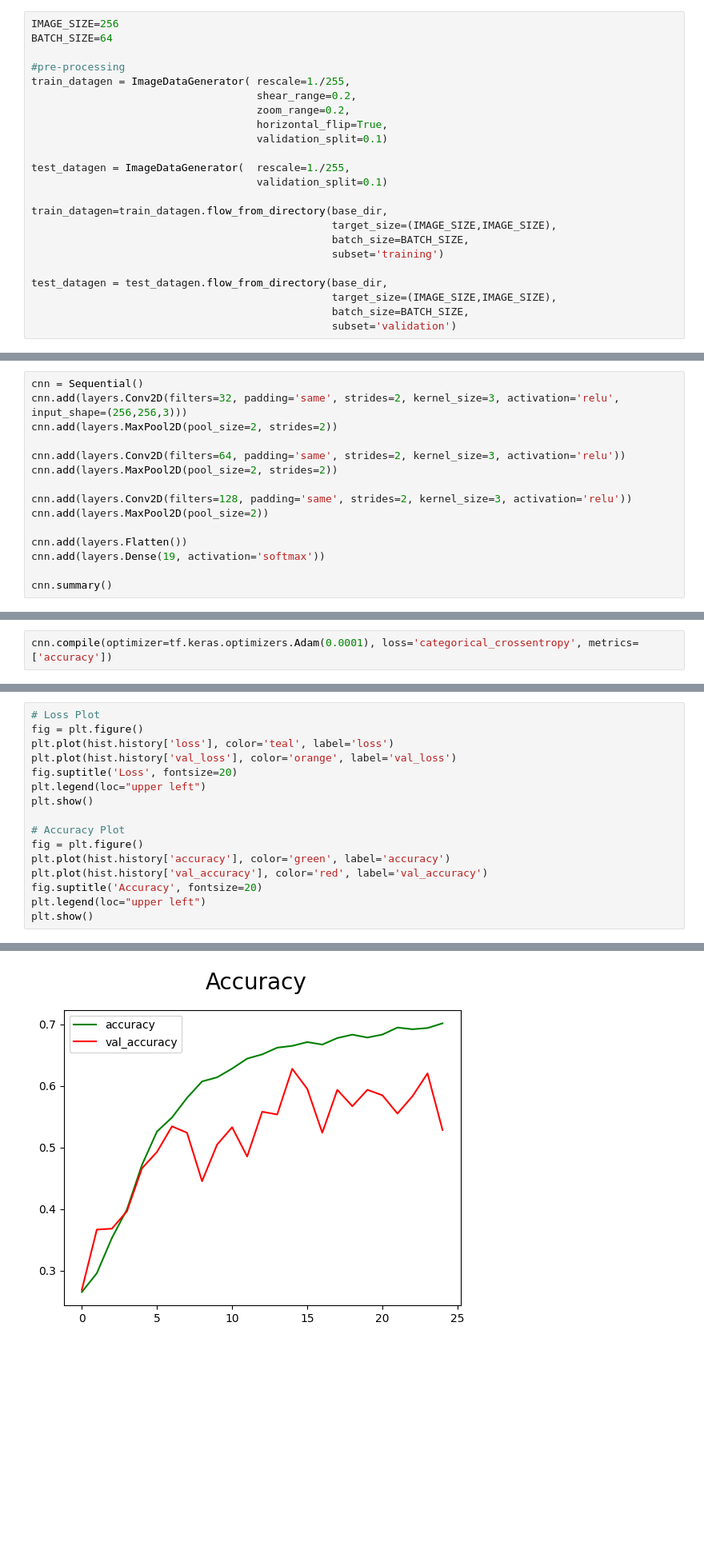
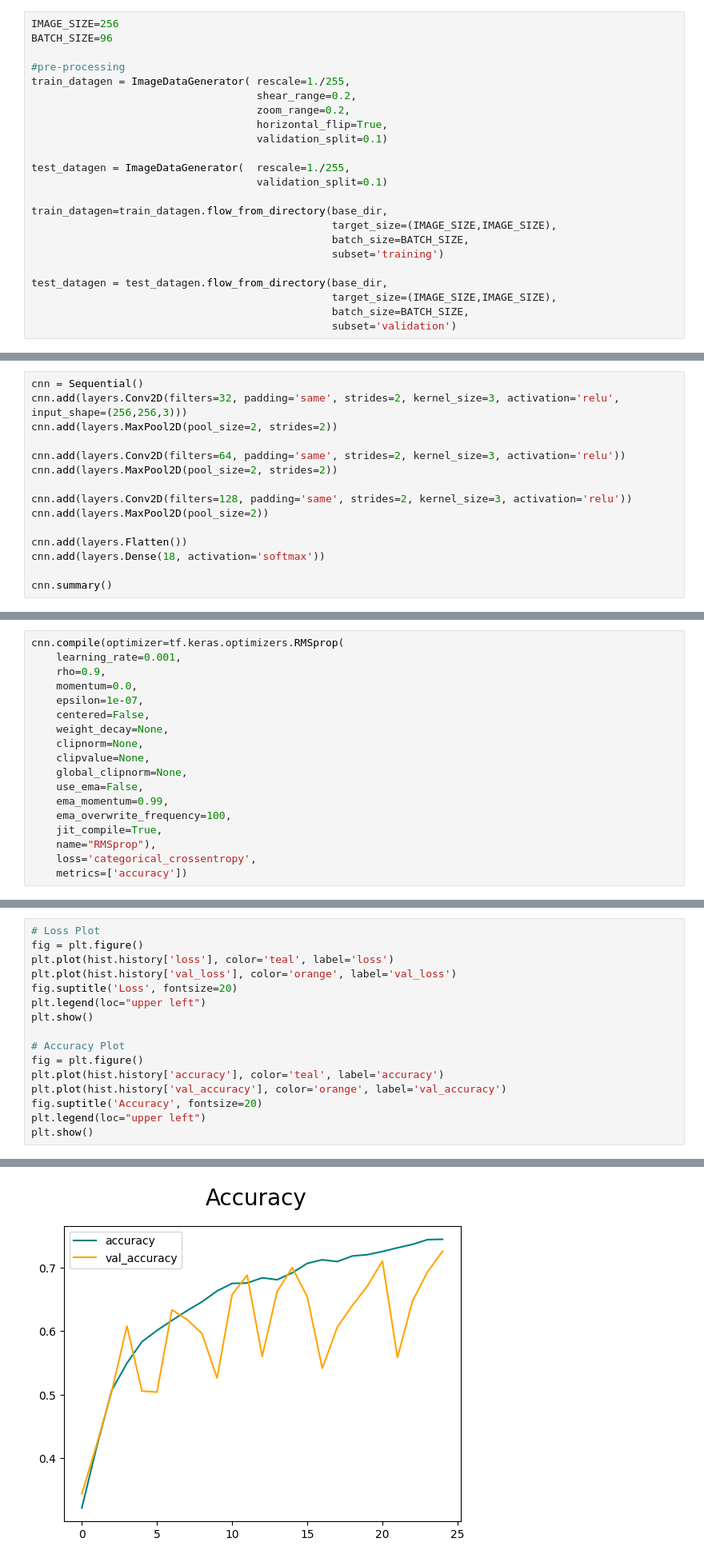
Before and after one commit to ISL-INTELLIGENT-SYSTEMS-LAB/IMPACT-Beginner, a Jupyter notebook: imageclassification.ipynb, the cells around one changed output, grey strips where cells are left out. Shown at 80% size. Cells and saved outputs as stored; diff of their text form; blank space fills up the shorter version.

```diff
--- a/imageclassification.ipynb
+++ b/imageclassification.ipynb
@@ -15,7 +15,7 @@ print(physical_devices)
 []
 # %%
 IMAGE_SIZE=256
-BATCH_SIZE=64
+BATCH_SIZE=96
 
 #pre-processing
 train_datagen = ImageDataGenerator( rescale=1./255,
@@ -51,7 +51,7 @@ cnn.add(layers.Conv2D(filters=128, padding='same', strides=2, kernel_size=3, act
 cnn.add(layers.MaxPool2D(pool_size=2))
 
 cnn.add(layers.Flatten())
-cnn.add(layers.Dense(19, activation='softmax'))
+cnn.add(layers.Dense(18, activation='softmax'))
 
 cnn.summary()
 # %% [output]
@@ -73,7 +73,23 @@ Trainable params: 132179 (516.32 KB)
 Non-trainable params: 0 (0.00 Byte)
 _________________________________________________________________
-# %%
-cnn.compile(optimizer=tf.keras.optimizers.Adam(0.0001), loss='categorical_crossentropy', metrics=['accuracy'])
+# %%
+cnn.compile(optimizer=tf.keras.optimizers.RMSprop(
+    learning_rate=0.001,
+    rho=0.9,
+    momentum=0.0,
+    epsilon=1e-07,
+    centered=False,
+    weight_decay=None,
+    clipnorm=None,
+    clipvalue=None,
+    global_clipnorm=None,
+    use_ema=False,
+    ema_momentum=0.99,
+    ema_overwrite_frequency=100,
+    jit_compile=True,
+    name="RMSprop"),
+    loss='categorical_crossentropy',
+    metrics=['accuracy'])
 # %%
 
 hist = cnn.fit(train_datagen, epochs=25, verbose=1, validation_data=test_datagen)
@@ -106,8 +122,8 @@ plt.show()
 
 # Accuracy Plot
 fig = plt.figure()
-plt.plot(hist.history['accuracy'], color='green', label='accuracy')
-plt.plot(hist.history['val_accuracy'], color='red', label='val_accuracy')
+plt.plot(hist.history['accuracy'], color='teal', label='accuracy')
+plt.plot(hist.history['val_accuracy'], color='orange', label='val_accuracy')
 fig.suptitle('Accuracy', fontsize=20)
 plt.legend(loc="upper left")
 plt.show()
@@ -116 +132 @@ plt.show()
-[figure, old version]
+[figure, new version]
```
Also changed, not shown: parts of 5 cells of this notebook, 4 other files.
